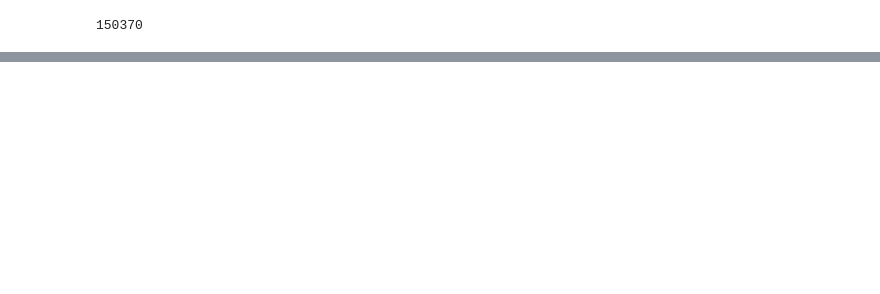
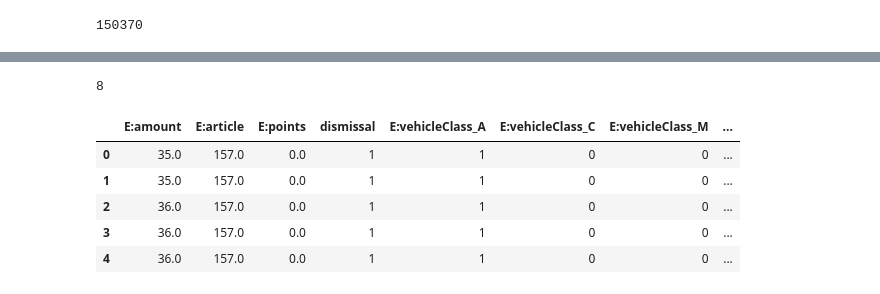
Before and after one commit to Lumik7/bi2_project2, a Jupyter notebook: notebooks/1.0-lm-cross-sectional.ipynb, the cells around one changed output, grey strips where cells are left out. Drawn from its saved outputs; the diff is of its cells as text; code cells hidden in the pictures; blank space fills up the shorter version.

```diff
--- a/notebooks/1.0-lm-cross-sectional.ipynb
+++ b/notebooks/1.0-lm-cross-sectional.ipynb
@@ -117,0 +148,11 @@ clean_cases.head()
+# %%
+# drop unnecessary columns
+not_used_columns = ['label','index', 'E:org:resource','T:concept:name','E:concept:name', 'E:lifecycle:transition', 'E:time:timestamp']
+
+# target variable
+target_column = data["label"]
+
+cleaned_features = data.drop(not_used_columns, axis = 1)
+
+new_names=['amount','article','dismissal','org_resource','points','vehicle_class']
+#df = df.rename(columns={'oldName1': 'newName1', 'oldName2': 'newName2'})
@@ -117,0 +172,23 @@ clean_cases.head()
+# %%
+# create dummy features
+dummies = ['E:vehicleClass']
+
+
+
+for dummy in dummies:
+    features_with_dummy = pd.get_dummies(cleaned_features[dummy]).rename(columns=lambda x: dummy + '_' + str(x))
+    cleaned_features = pd.concat([cleaned_features, features_with_dummy], axis=1)
+    cleaned_features = cleaned_features.drop([dummy], axis=1)
+# %%
+len(cleaned_features.columns)
+# %% [output]
+8
+# %%
+cleaned_features.head()
+# %% [output]
+|  | E:amount | E:article | E:points | dismissal | E:vehicleClass_A | E:vehicleClass_C | E:vehicleClass_M | ... |
+| 0 | 35.0 | 157.0 | 0.0 | 1 | 1 | 0 | 0 | ... |
+| 1 | 35.0 | 157.0 | 0.0 | 1 | 1 | 0 | 0 | ... |
+| 2 | 36.0 | 157.0 | 0.0 | 1 | 1 | 0 | 0 | ... |
+| 3 | 36.0 | 157.0 | 0.0 | 1 | 1 | 0 | 0 | ... |
+| 4 | 36.0 | 157.0 | 0.0 | 1 | 1 | 0 | 0 | ... |
```
Also changed, not shown: parts of 28 cells of this notebook.
